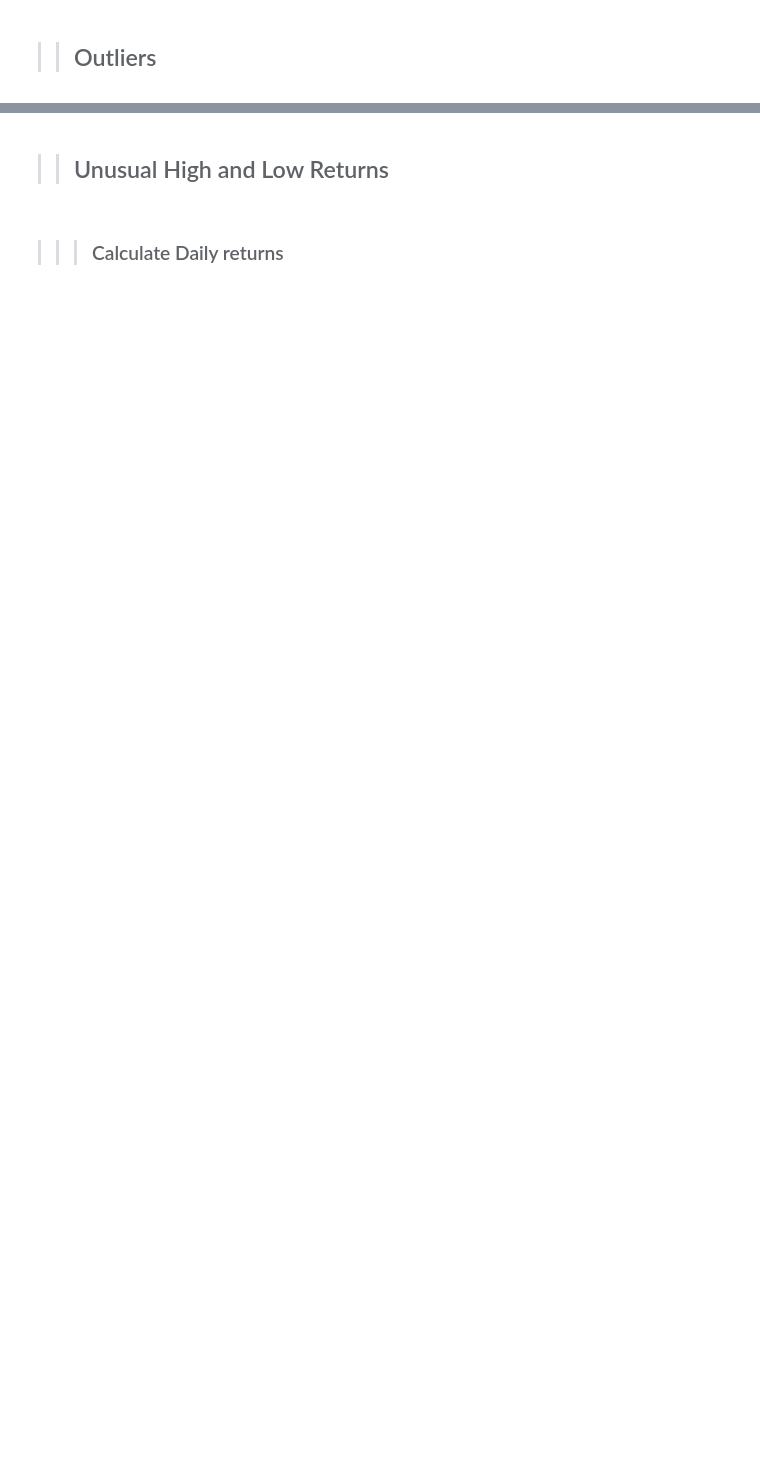
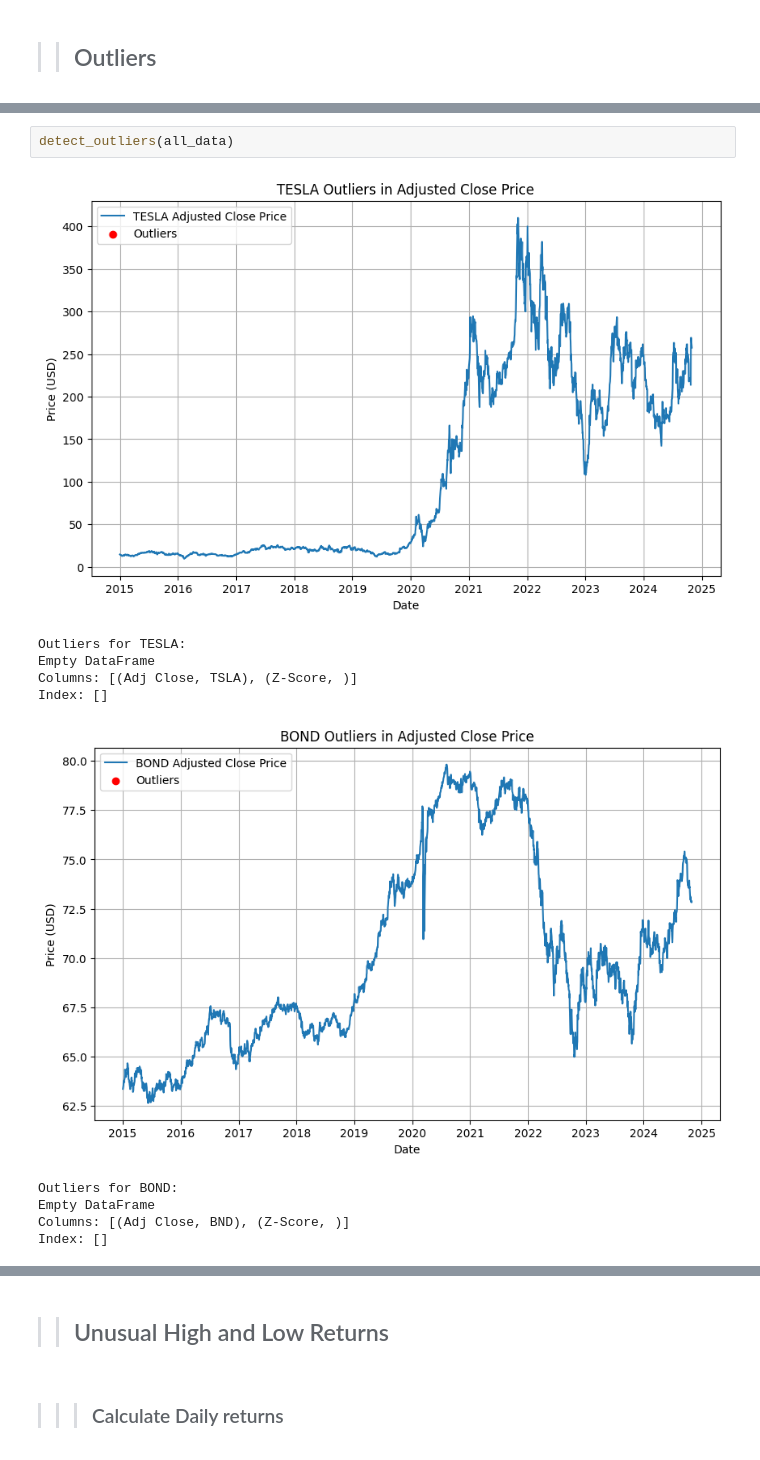
Before and after one commit to amannnnnyyyy/Finance-Forecast-Portfolio-Optimizer, a Jupyter notebook: notebooks/portfoliomgt.ipynb, the cells around one changed output, grey strips where cells are left out. Drawn from its saved outputs; the diff is of its cells as text; blank space fills up the shorter version.

```diff
--- a/notebooks/portfoliomgt.ipynb
+++ b/notebooks/portfoliomgt.ipynb
@@ -172,0 +110,13 @@ Index: []
+# %%
+detect_outliers(all_data)
+# %% [output]
+[figure, added]
+Outliers for TESLA:
+Empty DataFrame
+Columns: [(Adj Close, TSLA), (Z-Score, )]
+Index: []
+[figure, added]
+Outliers for BOND:
+Empty DataFrame
+Columns: [(Adj Close, BND), (Z-Score, )]
+Index: []
```
Also changed, not shown: parts of 25 cells of this notebook, 3 other files.
